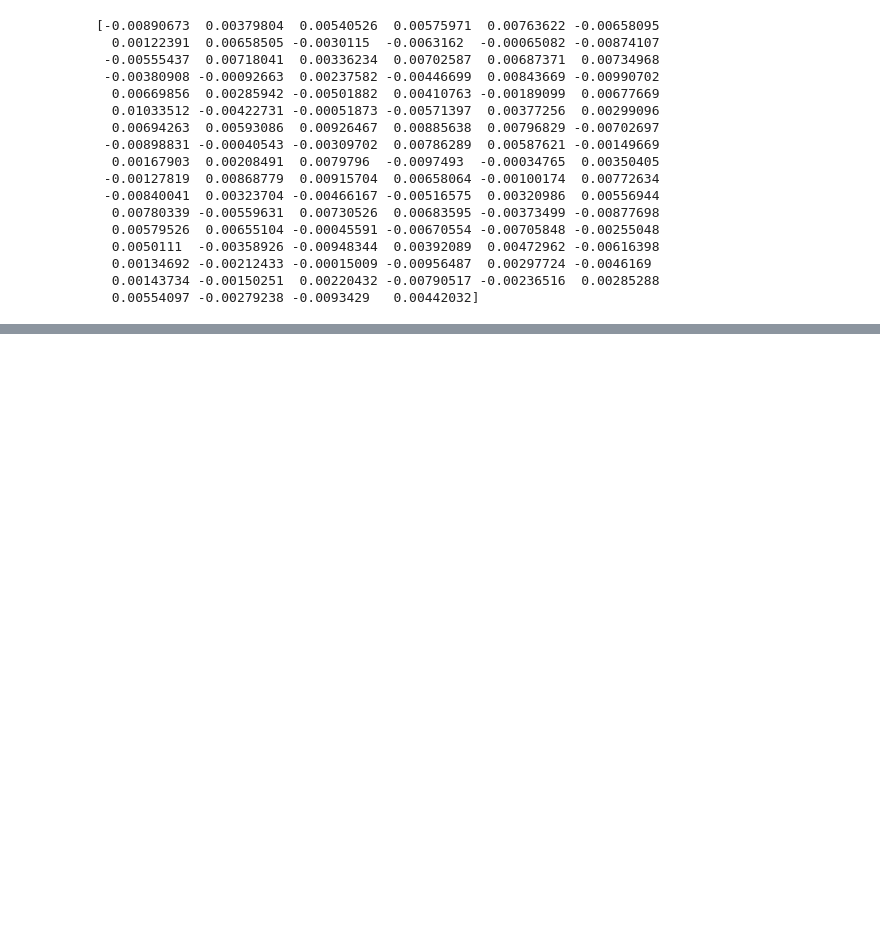
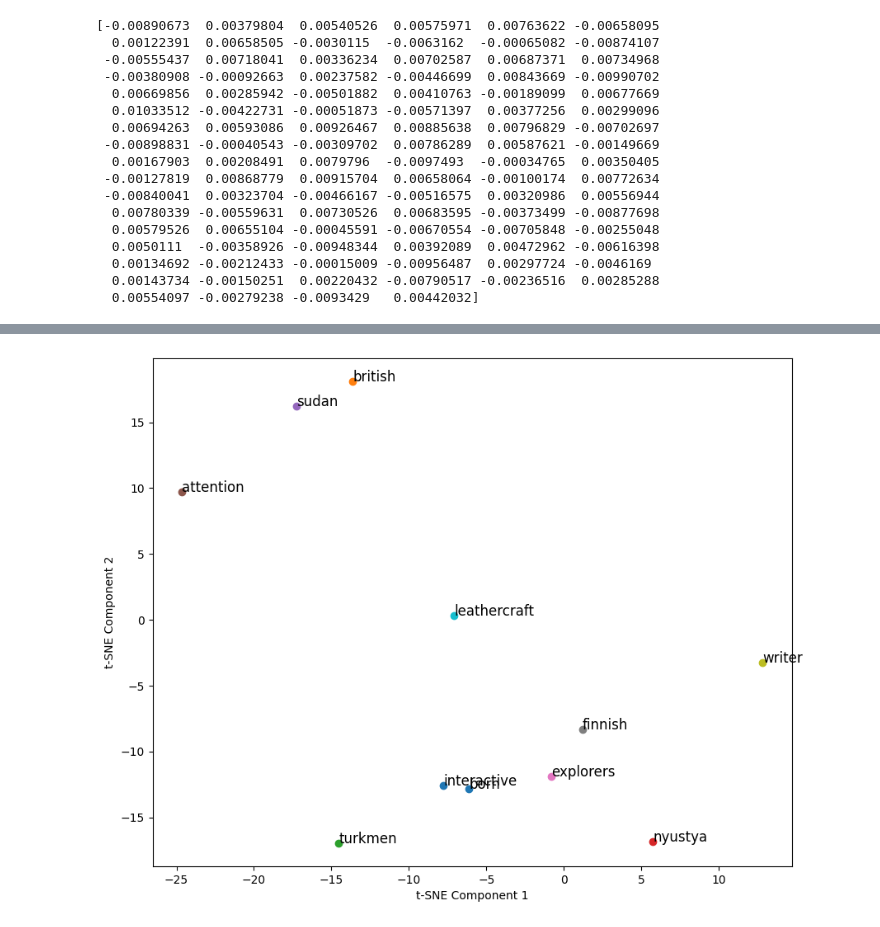
Before and after one commit to Hawawou/NLP, a Jupyter notebook: embedding.ipynb, the cells around one changed output, grey strips where cells are left out. Saved outputs shown, nothing was run; the diff lists cells and outputs as text; code cells hidden in the pictures; blank space fills up the shorter version.

Commit message:
similarity

```diff
--- a/embedding.ipynb
+++ b/embedding.ipynb
@@ -202,0 +243,4 @@ plt.show()
+# %%
+nearest_neighbors = get_nearest_neighbors('former', model, top_n=10)
+for neighbor, similarity in nearest_neighbors:
+    print(f"Word: {neighbor}, Similarity: {similarity:.4f}")
@@ -202,0 +258,42 @@ plt.show()
+# %%
+from sklearn.manifold import TSNE
+
+def get_nearest_neighbors(word, model, top_n=10):
+    if word not in model.wv:
+        raise ValueError(f"Word '{word}' not in the model vocabulary.")
+
+    word_embedding = model.wv[word].reshape(1, -1)
+    words = model.wv.index_to_key
+    embeddings = model.wv[words]
+    similarities = cosine_similarity(word_embedding, embeddings)[0]
+
+    top_indices = similarities.argsort()[-top_n-1:-1][::-1]
+    nearest_neighbors = [(words[i], similarities[i]) for i in top_indices]
+
+    return nearest_neighbors
+
+# nearest neighbors of "born"
+nearest_neighbors = get_nearest_neighbors('born', model, top_n=10)
+similar_words = [word for word, _ in nearest_neighbors]
+similar_words.append('born')  # Include the target word itself
+
+# embeddings for the similar words
+embeddings = np.array([model.wv[word] for word in similar_words])
+
+# t-SNE to reduce dimensions to 2D
+tsne = TSNE(n_components=2)
+X = tsne.fit_transform(word_vectors.vectors)
+
+
+# 2D t-SNE embeddings
+plt.figure(figsize=(10, 8))
+for i, word in enumerate(similar_words):
+    x, y = X[i]
+    plt.scatter(x, y)
+    plt.text(x + 0.02, y + 0.02, word, fontsize=12)
+
+plt.xlabel('t-SNE Component 1')
+plt.ylabel('t-SNE Component 2')
+plt.show()
+# %% [output]
+[figure, added]
```
Also changed, not shown: parts of 10 cells of this notebook, 1 other file.
